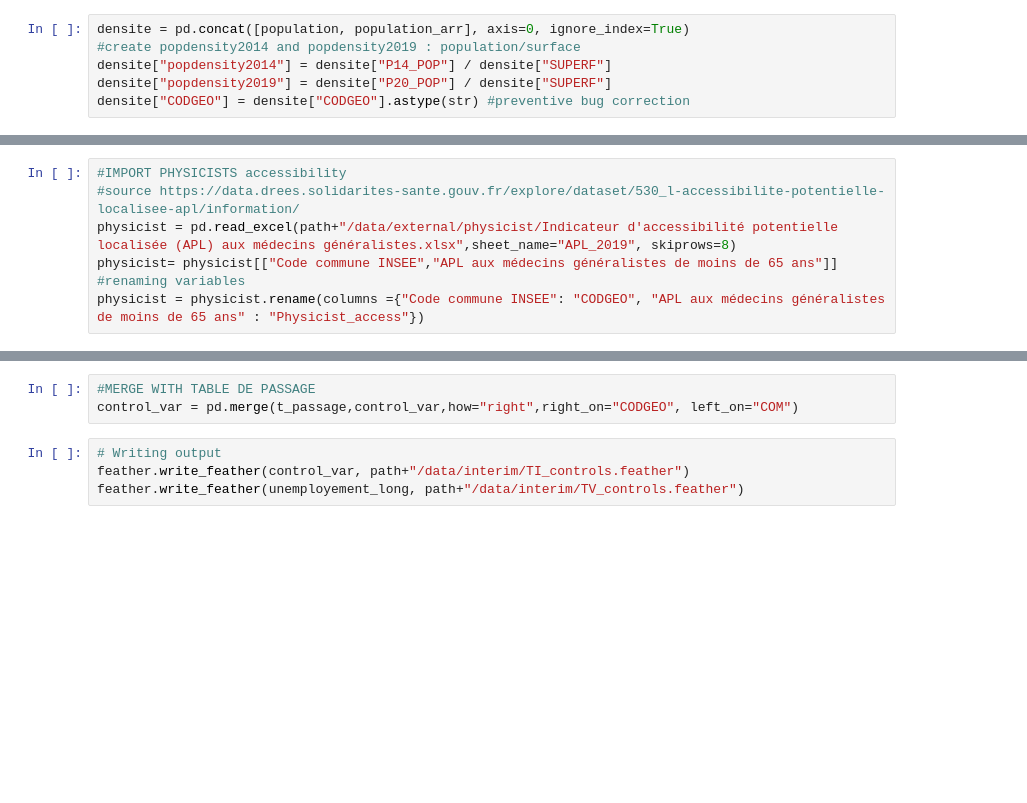
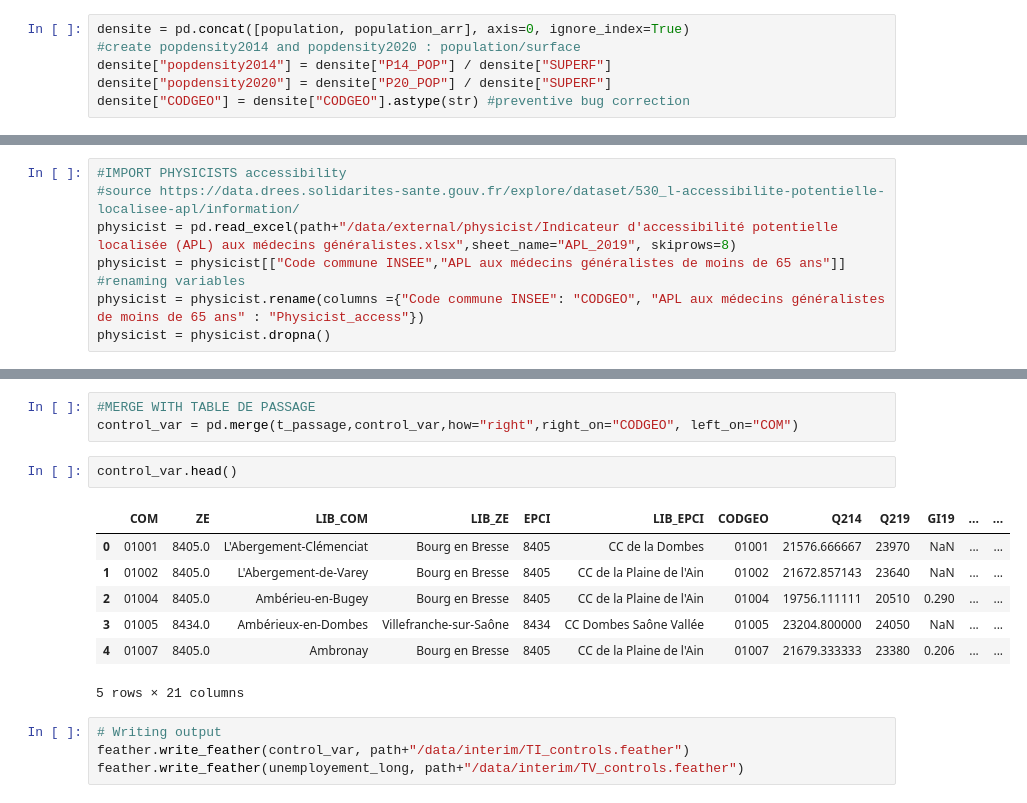
Before and after one commit to pwisniewski-econ/interestnpy, a Jupyter notebook: notebook_french.ipynb, the cells around one changed output, grey strips where cells are left out. Drawn from its saved outputs; the diff is of its cells as text; blank space fills up the shorter version.

```diff
--- a/notebook_french.ipynb
+++ b/notebook_french.ipynb
@@ -460,7 +483,7 @@ population_arr.loc[population_arr['CODGEO'] == "75112", 'SUPERF'] = 6.37 #correc
 population_arr.loc[population_arr['CODGEO'] == "75116", 'SUPERF'] = 7.91 #correct for Bois de Boulogne
 # %%
 densite = pd.concat([population, population_arr], axis=0, ignore_index=True)
-#create popdensity2014 and popdensity2019 : population/surface
+#create popdensity2014 and popdensity2020 : population/surface
 densite["popdensity2014"] = densite["P14_POP"] / densite["SUPERF"]
-densite["popdensity2019"] = densite["P20_POP"] / densite["SUPERF"]
+densite["popdensity2020"] = densite["P20_POP"] / densite["SUPERF"]
 densite["CODGEO"] = densite["CODGEO"].astype(str) #preventive bug correction
@@ -473,6 +509,7 @@ control_var = pd.merge(income2014_2019,densite,how="inner",on=["CODGEO"])
 #IMPORT PHYSICISTS accessibility
 #source https://data.drees.solidarites-sante.gouv.fr/explore/dataset/530_l-accessibilite-potentielle-localisee-apl/information/
 physicist = pd.read_excel(path+"/data/external/physicist/Indicateur d'accessibilité potentielle localisée (APL) aux médecins généralistes.xlsx",sheet_name="APL_2019", skiprows=8)
-physicist= physicist[["Code commune INSEE","APL aux médecins généralistes de moins de 65 ans"]]
+physicist = physicist[["Code commune INSEE","APL aux médecins généralistes de moins de 65 ans"]]
 #renaming variables
 physicist = physicist.rename(columns ={"Code commune INSEE": "CODGEO", "APL aux médecins généralistes de moins de 65 ans" : "Physicist_access"})
+physicist = physicist.dropna()
@@ -514,6 +608,16 @@ control_var = pd.merge(control_var,destruction19,how="left",on="CODGEO")
 # %%
 #MERGE WITH TABLE DE PASSAGE
 control_var = pd.merge(t_passage,control_var,how="right",right_on="CODGEO", left_on="COM")
+# %%
+control_var.head()
+# %% [output]
+|  | COM | ZE | LIB_COM | LIB_ZE | EPCI | LIB_EPCI | CODGEO | Q214 | Q219 | GI19 | ... | ... |
+| 0 | 01001 | 8405.0 | L'Abergement-Clémenciat | Bourg en Bresse | 8405 | CC de la Dombes | 01001 | 21576.666667 | 23970 | NaN | ... | ... |
+| 1 | 01002 | 8405.0 | L'Abergement-de-Varey | Bourg en Bresse | 8405 | CC de la Plaine de l'Ain | 01002 | 21672.857143 | 23640 | NaN | ... | ... |
+| 2 | 01004 | 8405.0 | Ambérieu-en-Bugey | Bourg en Bresse | 8405 | CC de la Plaine de l'Ain | 01004 | 19756.111111 | 20510 | 0.290 | ... | ... |
+| 3 | 01005 | 8434.0 | Ambérieux-en-Dombes | Villefranche-sur-Saône | 8434 | CC Dombes Saône Vallée | 01005 | 23204.800000 | 24050 | NaN | ... | ... |
+| 4 | 01007 | 8405.0 | Ambronay | Bourg en Bresse | 8405 | CC de la Plaine de l'Ain | 01007 | 21679.333333 | 23380 | 0.206 | ... | ... |
+5 rows × 21 columns
 # %%
 # Writing output
 feather.write_feather(control_var, path+"/data/interim/TI_controls.feather")
```
Also changed, not shown: parts of 33 cells of this notebook.
